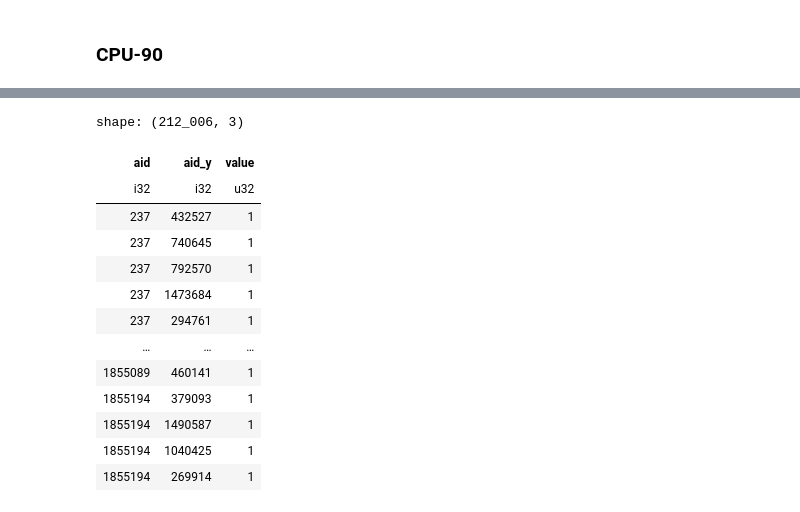
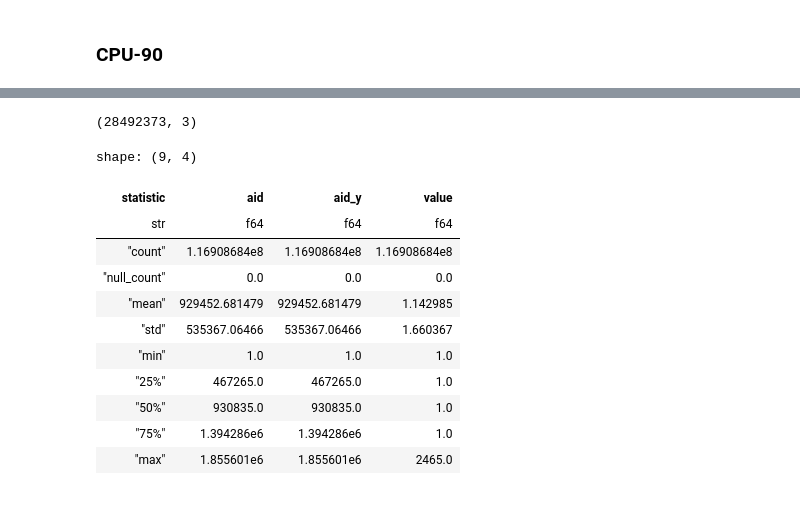
Before and after one commit to seanv507/Kaggle-OTTO-Comp, a Jupyter notebook: covisitations.ipynb, the cells around one changed output, grey strips where cells are left out. Cells and saved outputs as stored; diff of their text form; code cells hidden in the pictures.

Commit message:
claude get gpu covisits 90 running

```diff
--- a/covisitations.ipynb
+++ b/covisitations.ipynb
@@ -53,17 +83,21 @@ Wall time: 97.3 ms
 # %%
-covisits_90
+zz = covisits.top_covisit(covisits_90)
-# %% [output]
-shape: (212_006, 3)
-| aid | aid_y | value |
-| i32 | i32 | u32 |
-| 237 | 432527 | 1 |
-| 237 | 740645 | 1 |
-| 237 | 792570 | 1 |
-| 237 | 1473684 | 1 |
-| 237 | 294761 | 1 |
-| … | … | … |
-| 1855089 | 460141 | 1 |
-| 1855194 | 379093 | 1 |
-| 1855194 | 1490587 | 1 |
-| 1855194 | 1040425 | 1 |
-| 1855194 | 269914 | 1 |
+# %%
+zz.shape
+# %% [output]
+(28492373, 3)
+# %%
+covisits_90.describe()
+# %% [output]
+shape: (9, 4)
+| statistic | aid | aid_y | value |
+| str | f64 | f64 | f64 |
+| "count" | 1.16908684e8 | 1.16908684e8 | 1.16908684e8 |
+| "null_count" | 0.0 | 0.0 | 0.0 |
+| "mean" | 929452.681479 | 929452.681479 | 1.142985 |
+| "std" | 535367.06466 | 535367.06466 | 1.660367 |
+| "min" | 1.0 | 1.0 | 1.0 |
+| "25%" | 467265.0 | 467265.0 | 1.0 |
+| "50%" | 930835.0 | 930835.0 | 1.0 |
+| "75%" | 1.394286e6 | 1.394286e6 | 1.0 |
+| "max" | 1.855601e6 | 1.855601e6 | 2465.0 |
```
Also changed, not shown: parts of 9 cells of this notebook, 8 other files.
